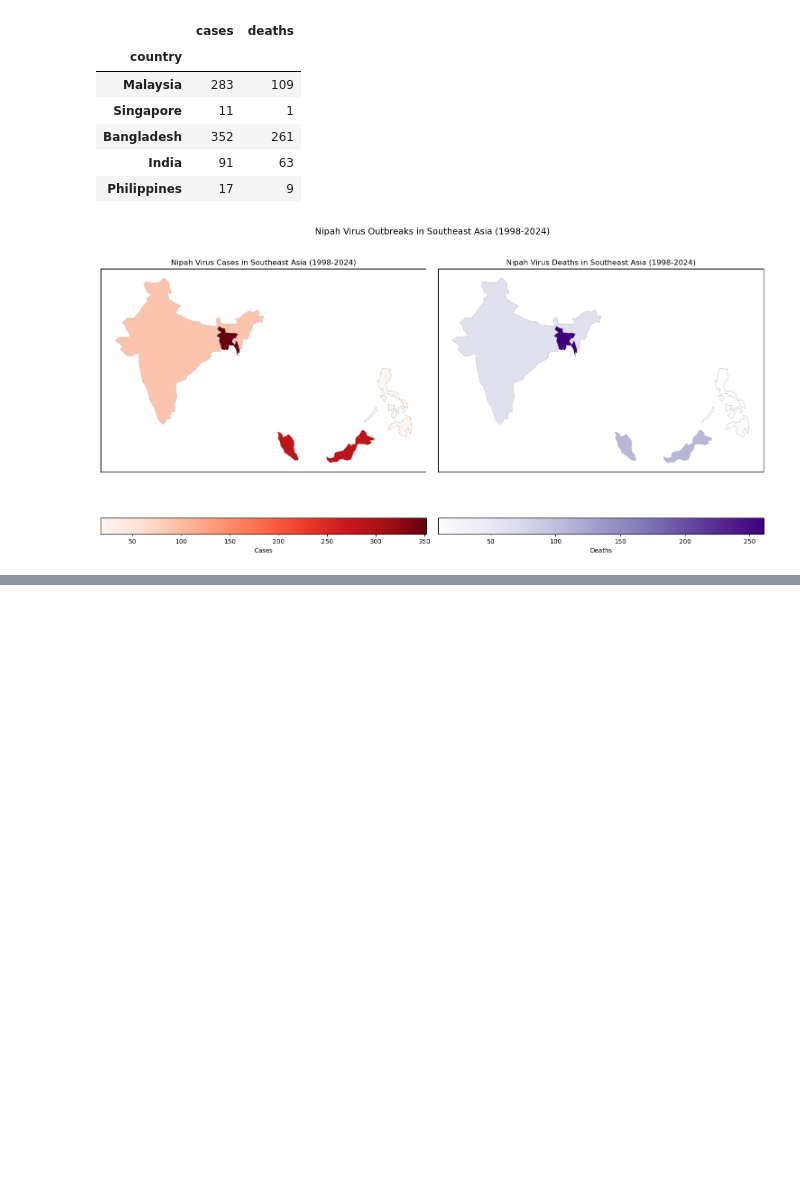
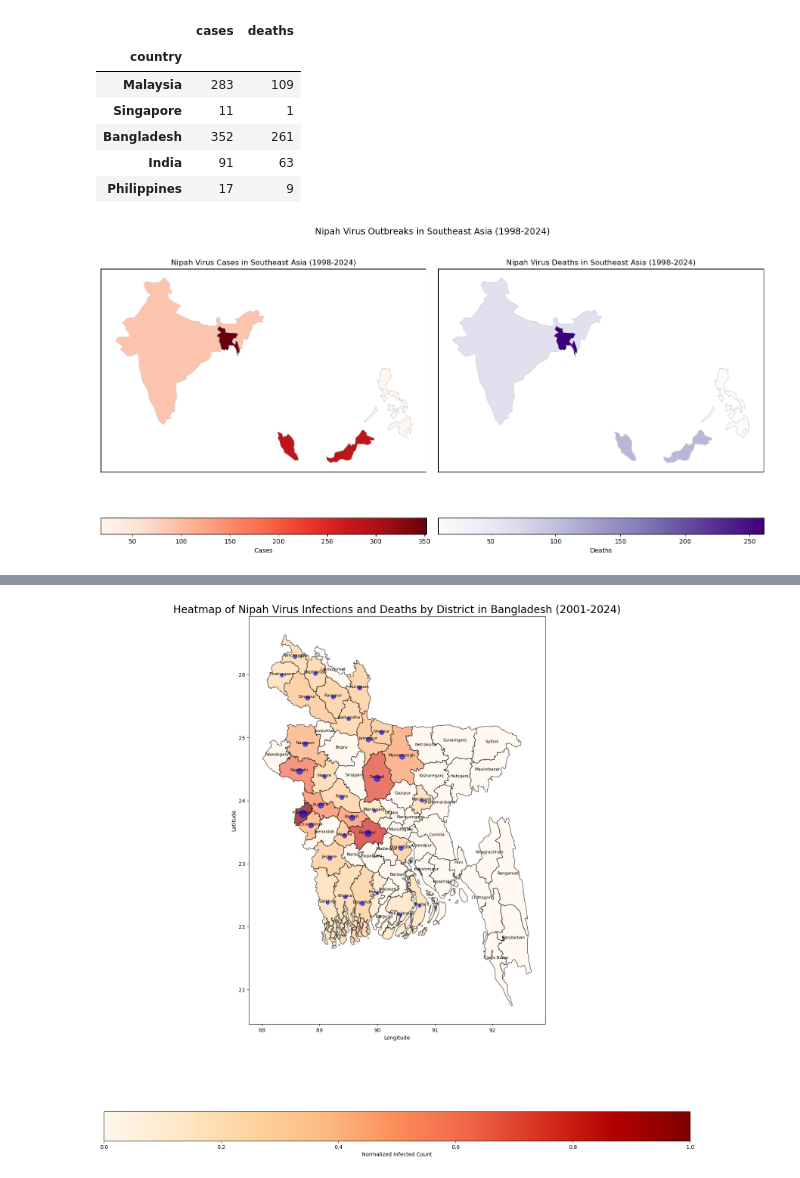
Before and after one commit to awnonbhowmik/NiV-Data-Analysis, a Jupyter notebook: FinalCode.ipynb, the cells around one changed output, grey strips where cells are left out. Saved outputs shown, nothing was run; the diff lists cells and outputs as text; code cells hidden in the pictures; blank space fills up the shorter version.

```diff
--- a/FinalCode.ipynb
+++ b/FinalCode.ipynb
@@ -522,0 +594,99 @@ plt.show()
+# %%
+import geopandas as gpd
+import matplotlib.pyplot as plt
+
+# Updated data for both infections and deaths based on the latest count for NiV in Bangladesh (2001-2024)
+updated_districts = [
+    "Rajshahi", "Naogaon", "Rajbari", "Shariatpur", "Pabna",
+    "Natore", "Narsingdi", "Manikganj", "Faridpur", "Tangail",
+    "Meherpur", "Kushtia", "Chuadanga", "Jhenidah", "Magura",
+    "Jessore", "Jhalkathi", "Barishal", "Bhola", "Patuakhali",
+    "Pirojpur", "Bagerhat", "Khulna", "Satkhira", "Mymensingh",
+    "Jamalpur", "Sherpur", "Kurigram", "Nilphamari", "Panchagarh",
+    "Thakurgaon", "Dinajpur", "Rangpur", "Gaibandha"
+]
+
+# Corresponding counts of infections and deaths
+updated_infected = [
+    17, 12, 14, 9, 8,
+    7, 6, 5, 22, 20,
+    28, 15, 12, 11, 10,
+    9, 8, 7, 6, 5,
+    4, 9, 7, 6, 13,
+    11, 10, 9, 8, 7,
+    6, 10, 9, 8
+]
+
+updated_deaths = [
+    13, 9, 10, 7, 6,
+    5, 4, 4, 16, 15,
+    21, 11, 9, 8, 7,
+    7, 6, 5, 4, 4,
+    3, 7, 5, 4, 10,
+    8, 7, 7, 6, 5,
+    4, 7, 6, 5
+]
+
+# Load the geojson file
+districts_zillas = gpd.read_file("./geodata/small_bangladesh_geojson_adm2_64_districts_zillas.json")
+
+# Creating dictionaries to map updated cases and deaths to districts
+district_names = districts_zillas.ADM2_EN
+infected_data = {k: v for (k, v) in zip(updated_districts, updated_infected)}
+deaths_data = {k: v for (k, v) in zip(updated_districts, updated_deaths)}
+
+# Update the lists based on the districts' names from the geojson
+infected_list = []
+deaths_list = []
+for name in district_names:
+    if name in infected_data:
+        infected_list.append(infected_data[name])
+        deaths_list.append(deaths_data[name])
+    else:
+        infected_list.append(0)
+        deaths_list.append(0)
+
+# Add the 'Infected' and 'Deaths' columns to the geodataframe
+districts_zillas["Infected"] = infected_list
+districts_zillas["Deaths"] = deaths_list
+
+# Normalize the data for better visualization
+districts_zillas["Infected_Norm"] = districts_zillas["Infected"] / max(districts_zillas["Infected"])
+districts_zillas["Deaths_Norm"] = districts_zillas["Deaths"] / max(districts_zillas["Deaths"])
+
+# Plotting the heatmap with both Infected and Death counts
+fig, ax = plt.subplots(figsize=(20, 20))
+districts_zillas.plot(
+    ax=ax, edgecolor="black", column="Infected_Norm", cmap="OrRd", legend=True, alpha=0.7,
+    legend_kwds={'label': "Normalized Infected Count", 'orientation': "horizontal"}
+)
+
+# Overlay deaths using markers
+districts_zillas.apply(
+    lambda x: ax.scatter(
+        x.geometry.centroid.x, x.geometry.centroid.y,
+        s=x.Deaths * 10, color='blue', alpha=0.6, label='Deaths' if x.Deaths > 0 else ''
+    ),
+    axis=1,
+)
+
+# Annotating each district with its name
+districts_zillas.apply(
+    lambda x: ax.annotate(
+        text=x.ADM2_EN, xy=x.geometry.centroid.coords[0], ha="center", fontsize=8
+    ),
+    axis=1,
+)
+
+# Title and labels
+ax.set_title("Heatmap of Nipah Virus Infections and Deaths by District in Bangladesh (2001-2024)", fontsize=20)
+ax.set_xlabel("Longitude")
+ax.set_ylabel("Latitude")
+
+# Save the updated plot in PNG format
+plt.savefig("imagesFinal/NiV_BD_infected_deaths_heatmap.png", dpi=220, format="png", bbox_inches="tight")
+
+# Display the plot
+plt.show()
+# %% [output]
+[figure, added]
```
Also changed, not shown: parts of 1 cell of this notebook, 3 other files.
